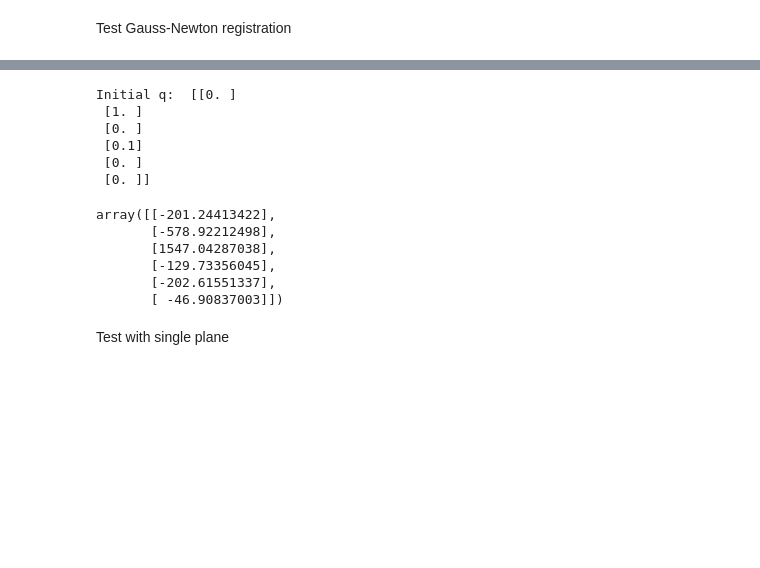
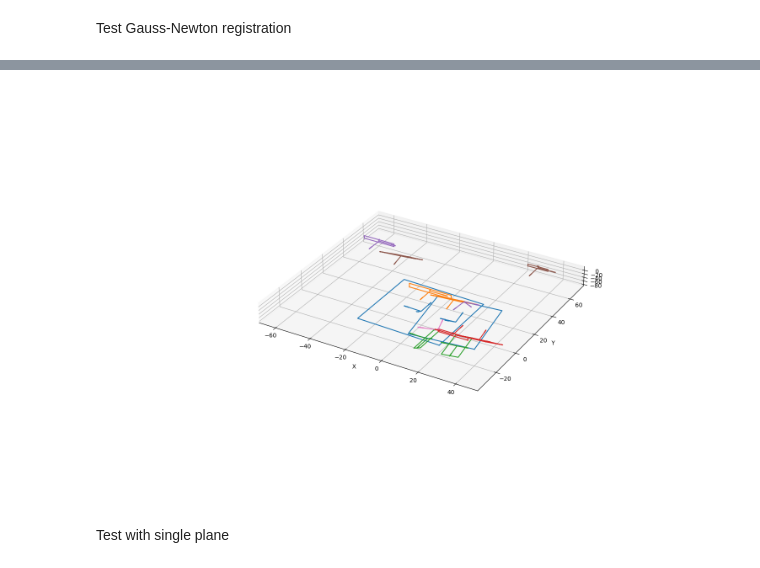
Before and after one commit to Stanford-NavLab/planeslam, a Jupyter notebook: notebooks/registration/gauss_newton_plane_registration.ipynb, the cells around one changed output, grey strips where cells are left out. Cells and saved outputs as stored; diff of their text form; code cells hidden in the pictures; blank space fills up the shorter version.

```diff
--- a/notebooks/registration/gauss_newton_plane_registration.ipynb
+++ b/notebooks/registration/gauss_newton_plane_registration.ipynb
@@ -181,11 +81,11 @@ def jacobian(n_s, n_q):
 # %%
+from planeslam.registration import residual, jacobian
+
 # Initial transformation
 t = np.array([0, 1, 0])[:,None]
 u = np.array([1, 0, 0])[:,None]
 theta = 0.1
 q = np.vstack((t, theta*u))
-
-print("Initial q: ", np.round(q,2))
 
 # Gauss-Newton
 n_iters = 5
@@ -194,23 +94,22 @@ lmbda = 1e-3
 for i in range(n_iters):
     r, n_q = residual(n_s, d_s, n_t, d_t, q)
     J = jacobian(n_s, n_q)
-    q = q - np.linalg.inv(J.T @ J + lmbda * np.eye(6)) @ J.T @ r
+    q = q + np.linalg.inv(J.T @ J + lmbda * np.eye(6)) @ J.T @ r
-# %% [output]
-Initial q:  [[0. ]
- [1. ]
- [0. ]
- [0.1]
- [0. ]
- [0. ]]
-# %%
-q
-# %% [output]
-array([[-201.24413422],
-       [-578.92212498],
-       [1547.04287038],
-       [-129.73356045],
-       [-202.61551337],
-       [ -46.90837003]])
+# %%
+# Extract R and t from q
+t_est = q[:3]
+R_est = expmap(q[3:].flatten())
+
+source_transformed = scans[0]
+source_transformed.transform(R_est, t_est.flatten())
+target = scans[1]
+
+ax = plot_3D_setup(PC_data[0])
+
+source_transformed.plot(ax, show_normals=True)
+target.plot(ax, show_normals=True)
+# %% [output]
+[figure, added]
 # %% [markdown]
 Test with single plane
 # %%
```
Also changed, not shown: parts of 9 cells of this notebook, 3 other files.
